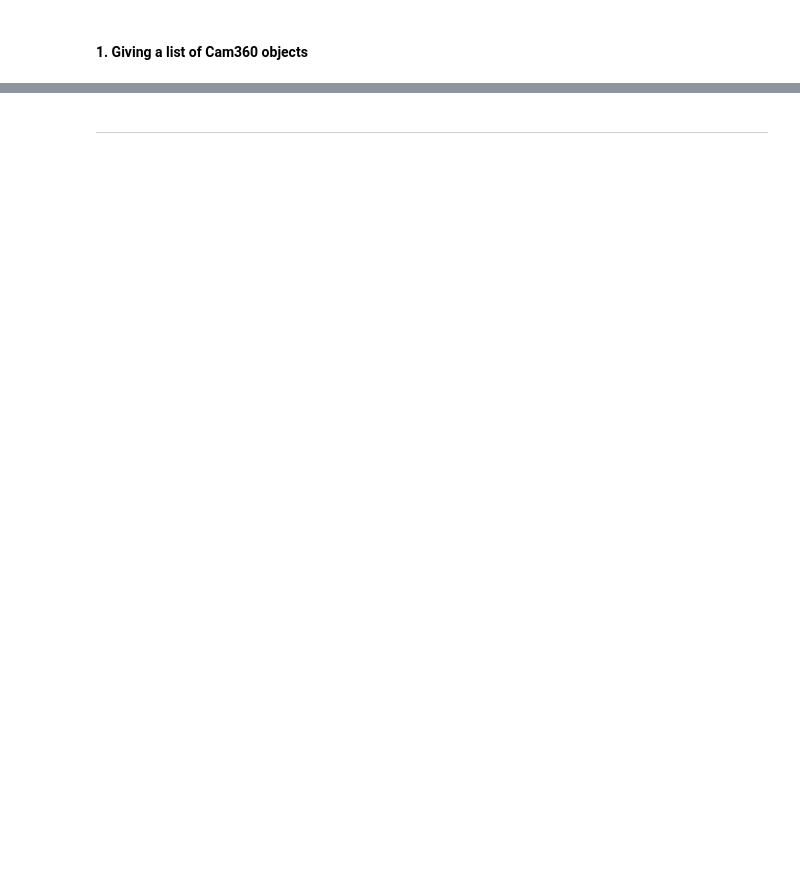
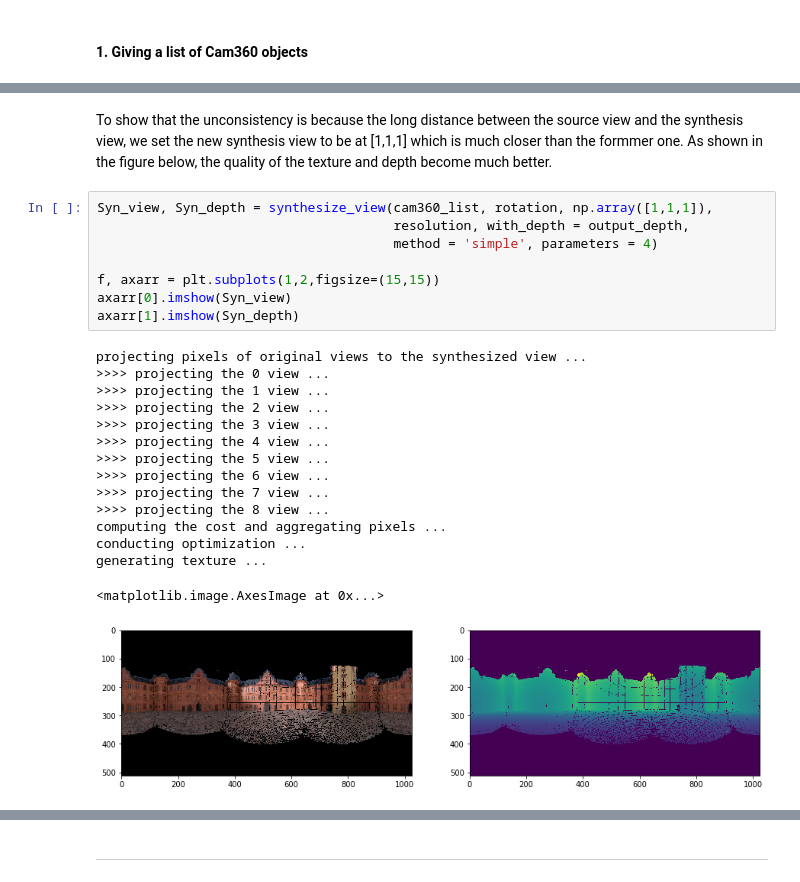
Before and after one commit to GentleDell/Omni-stereo-dense-reconstruction, a Jupyter notebook: cube_script/Tutorials.ipynb, the cells around one changed output, grey strips where cells are left out. Saved outputs shown, nothing was run; the diff lists cells and outputs as text; blank space fills up the shorter version.

```diff
--- a/cube_script/Tutorials.ipynb
+++ b/cube_script/Tutorials.ipynb
@@ -166,0 +339,26 @@ optional arguments: <br>
+# %% [markdown]
+To show that the unconsistency is because the long distance between the source view and the synthesis view, we set the new synthesis view to be at [1,1,1] which is much closer than the formmer one. As shown in the figure below, the quality of the texture and depth become much better.
+# %%
+Syn_view, Syn_depth = synthesize_view(cam360_list, rotation, np.array([1,1,1]),
+                                      resolution, with_depth = output_depth,
+                                      method = 'simple', parameters = 4)
+
+f, axarr = plt.subplots(1,2,figsize=(15,15))
+axarr[0].imshow(Syn_view)
+axarr[1].imshow(Syn_depth)
+# %% [output]
+projecting pixels of original views to the synthesized view ...
+>>>> projecting the 0 view ...
+>>>> projecting the 1 view ...
+>>>> projecting the 2 view ...
+>>>> projecting the 3 view ...
+>>>> projecting the 4 view ...
+>>>> projecting the 5 view ...
+>>>> projecting the 6 view ...
+>>>> projecting the 7 view ...
+>>>> projecting the 8 view ...
+computing the cost and aggregating pixels ...
+conducting optimization ...
+generating texture ...
+<matplotlib.image.AxesImage at 0x...>
+[figure, added]
```
Also changed, not shown: parts of 27 cells of this notebook, 21 other files.
